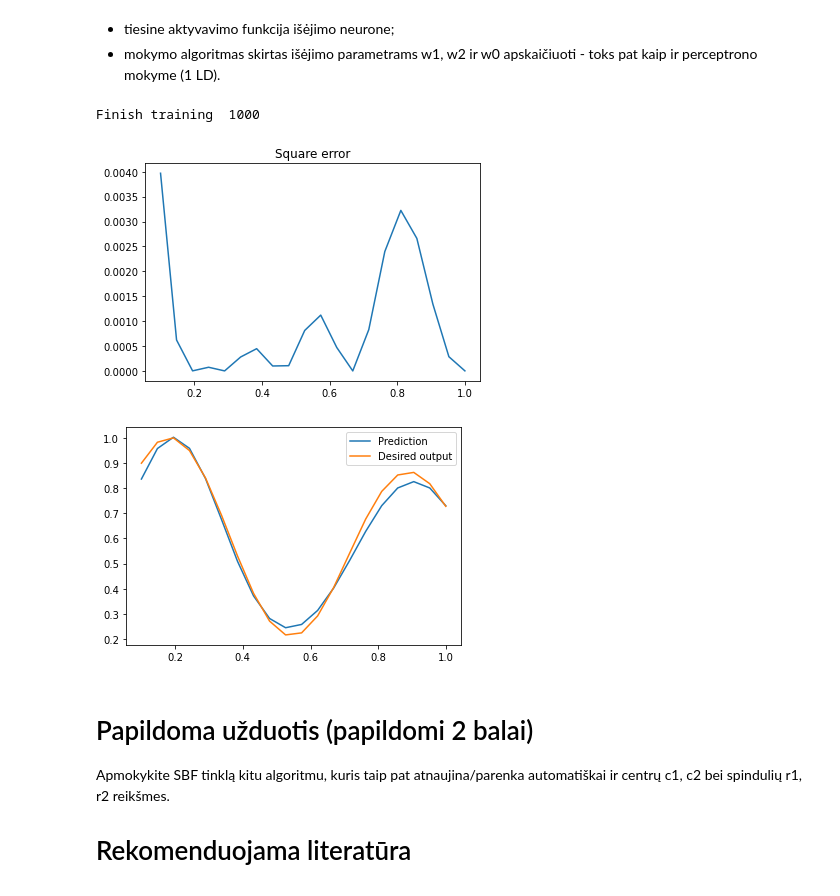
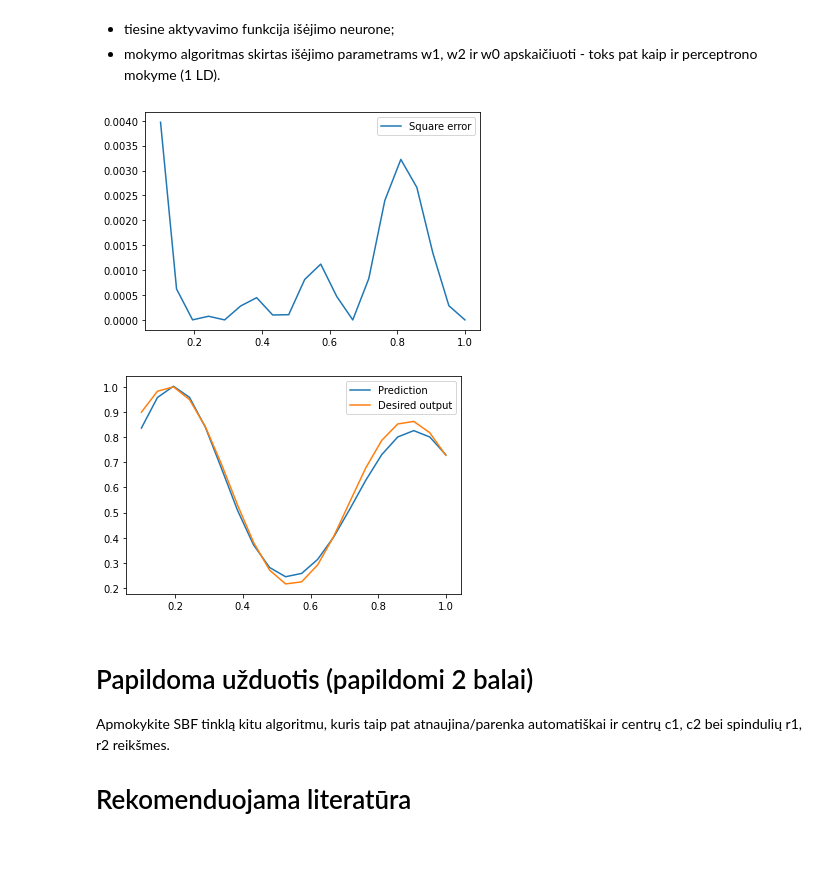
Before and after one commit to dbeliavskij/IS-Lab3, a Jupyter notebook: Lab3.ipynb, the cells around one changed output. Drawn from its saved outputs; the diff is of its cells as text; code cells hidden in the pictures; blank space fills up the shorter version.

```diff
--- a/Lab3.ipynb
+++ b/Lab3.ipynb
@@ -92,20 +91,19 @@ class Perceptron:
 # %%
 x1_rbf = rbf(x, c1, r1)
 x2_rbf = rbf(x, c2, r2)
 perceptron = Perceptron(0.5, x1_rbf, x2_rbf, y)
 perceptron.train(1000)
 d = perceptron.predict(x1_rbf, x2_rbf)
 e = np.square(np.abs(y - d))
-plt.plot(x, e)
-plt.title('Square error')
+plt.plot(x, e, label='Square error')
+plt.legend()
 plt.show()
 plt.plot(x, d, label='Prediction')
 plt.plot(x, y, label = 'Desired output')
 plt.legend()
 plt.show()
 # %% [output]
-Finish training  1000
-[figure, old version]
+[figure, new version]
 [figure]
 # %% [markdown]
 # Papildoma užduotis (papildomi 2 balai)
```
Also changed, not shown: parts of 1 cell of this notebook, 3 other files.
